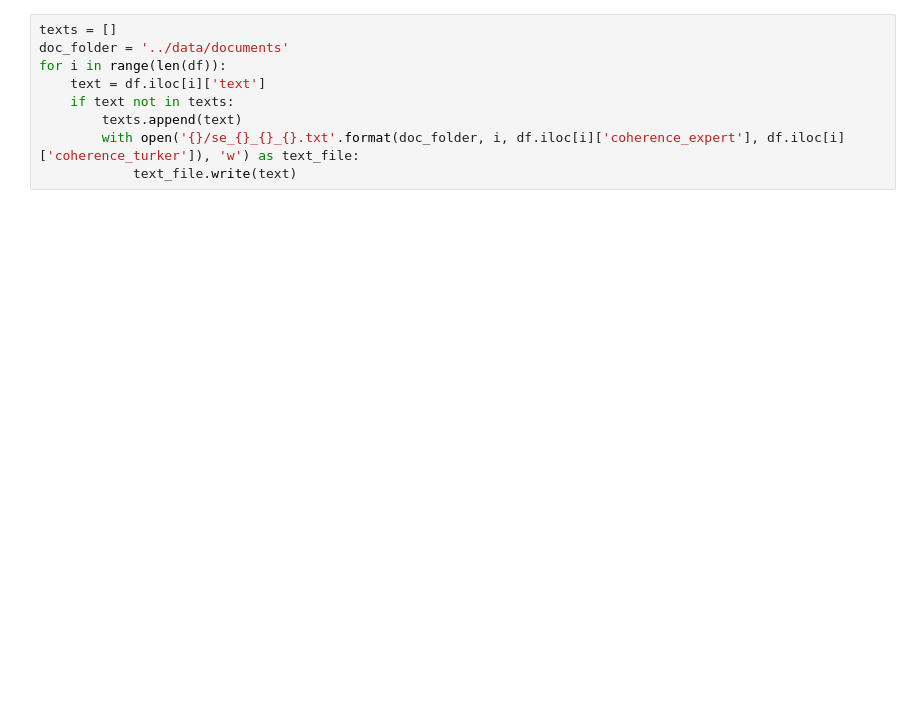
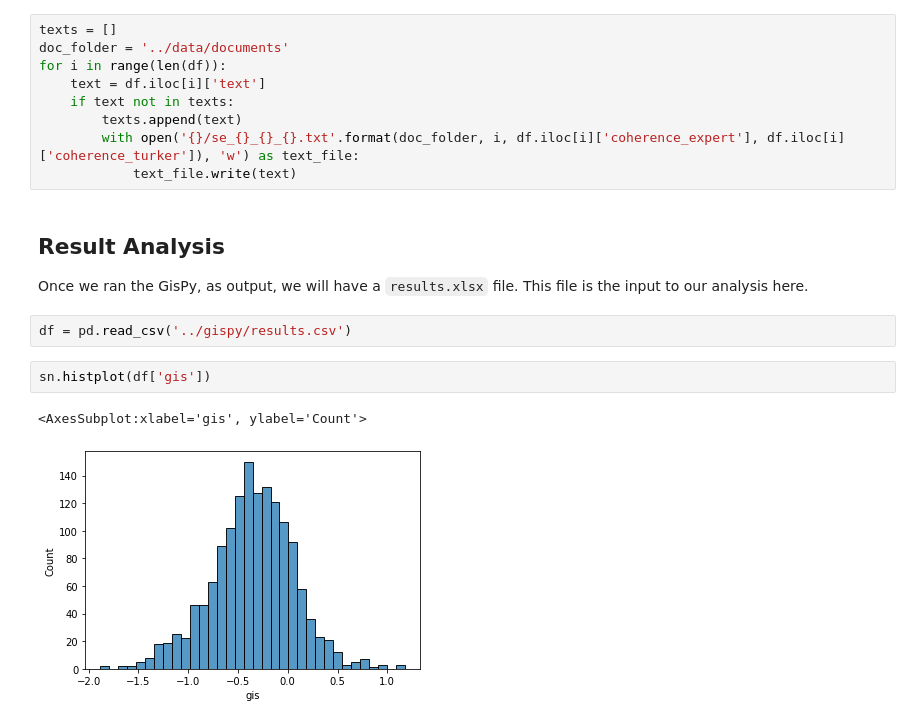
Before and after one commit to phosseini/GisPy, a Jupyter notebook: notebooks/SummEval.ipynb, the cells around one changed output. Saved outputs shown, nothing was run; the diff lists cells and outputs as text; blank space fills up the shorter version.

```diff
--- a/notebooks/SummEval.ipynb
+++ b/notebooks/SummEval.ipynb
@@ -40,3 +38,13 @@ for i in range(len(df)):
         texts.append(text)
         with open('{}/se_{}_{}_{}.txt'.format(doc_folder, i, df.iloc[i]['coherence_expert'], df.iloc[i]['coherence_turker']), 'w') as text_file:
             text_file.write(text)
+# %% [markdown]
+## Result Analysis
+Once we ran the GisPy, as output, we will have a `results.xlsx` file. This file is the input to our analysis here.
+# %%
+df = pd.read_csv('../gispy/results.csv')
+# %%
+sn.histplot(df['gis'])
+# %% [output]
+<AxesSubplot:xlabel='gis', ylabel='Count'>
+[figure, added]
```
Also changed, not shown: parts of 9 cells of this notebook, 2 other files.
